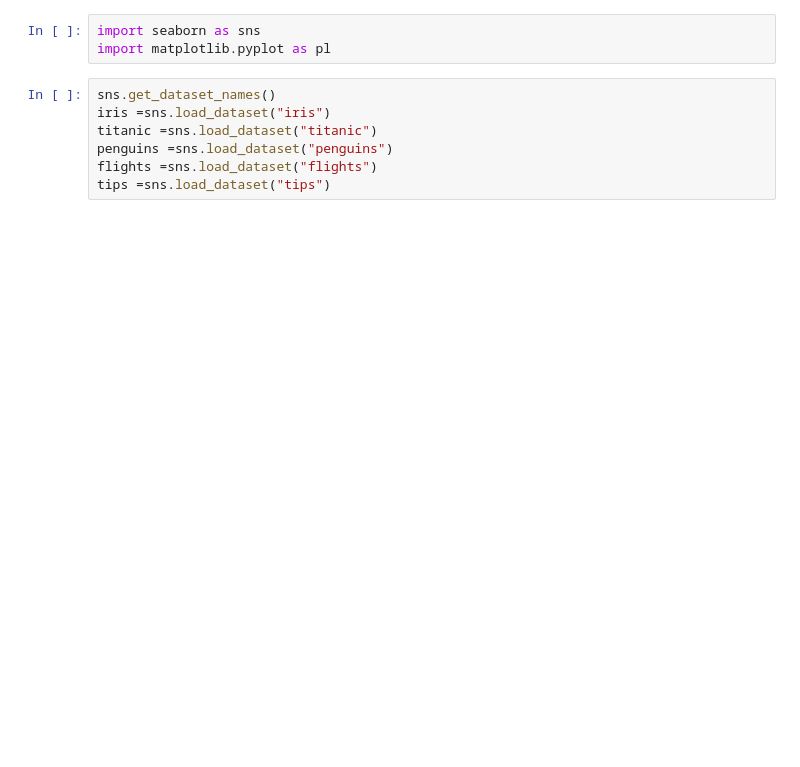
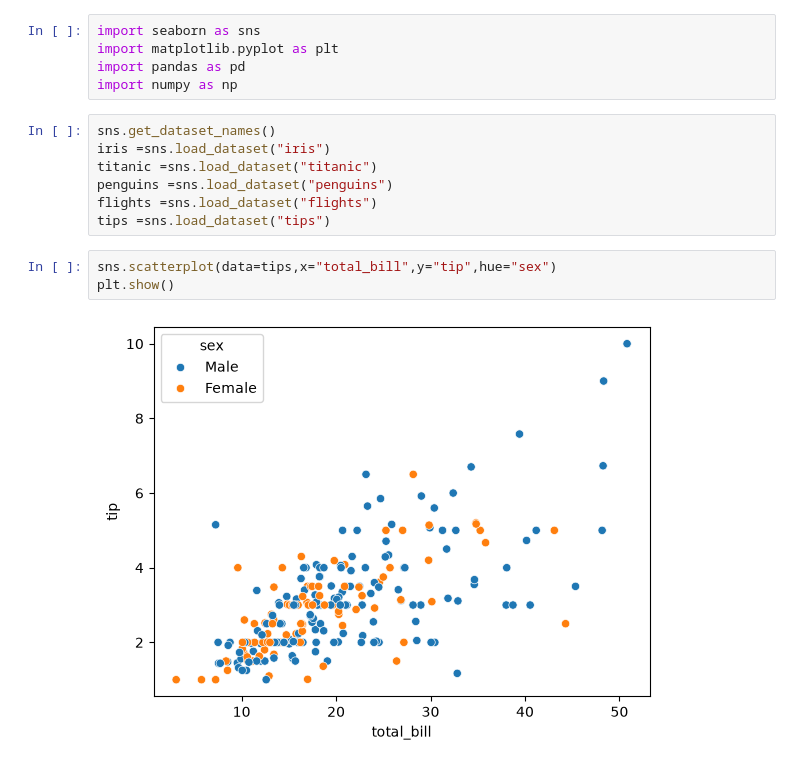
Before and after one commit to priyanship-cse/ADS_26_2026_2503201000866, a Jupyter notebook: Python/day_seaborn.ipynb, the cells around one changed output. Cells and saved outputs as stored; diff of their text form; blank space fills up the shorter version.

Commit message:
graph plot code

```diff
--- a/Python/day_seaborn.ipynb
+++ b/Python/day_seaborn.ipynb
@@ -18,7 +18,9 @@ Requirement already satisfied: six>=1.5 in c:\Users\vic\AppData\Local\Python\pyt
 Note: you may need to restart the kernel to use updated packages.
 # %%
 import seaborn as sns
-import matplotlib.pyplot as pl
+import matplotlib.pyplot as plt
+import pandas as pd
+import numpy as np
 # %%
 sns.get_dataset_names()
 iris =sns.load_dataset("iris")
@@ -26,3 +28,8 @@ titanic =sns.load_dataset("titanic")
 penguins =sns.load_dataset("penguins")
 flights =sns.load_dataset("flights")
 tips =sns.load_dataset("tips")
+# %%
+sns.scatterplot(data=tips,x="total_bill",y="tip",hue="sex")
+plt.show()
+# %% [output]
+[figure, added]
```
Also changed, not shown: parts of 3 cells of this notebook.
